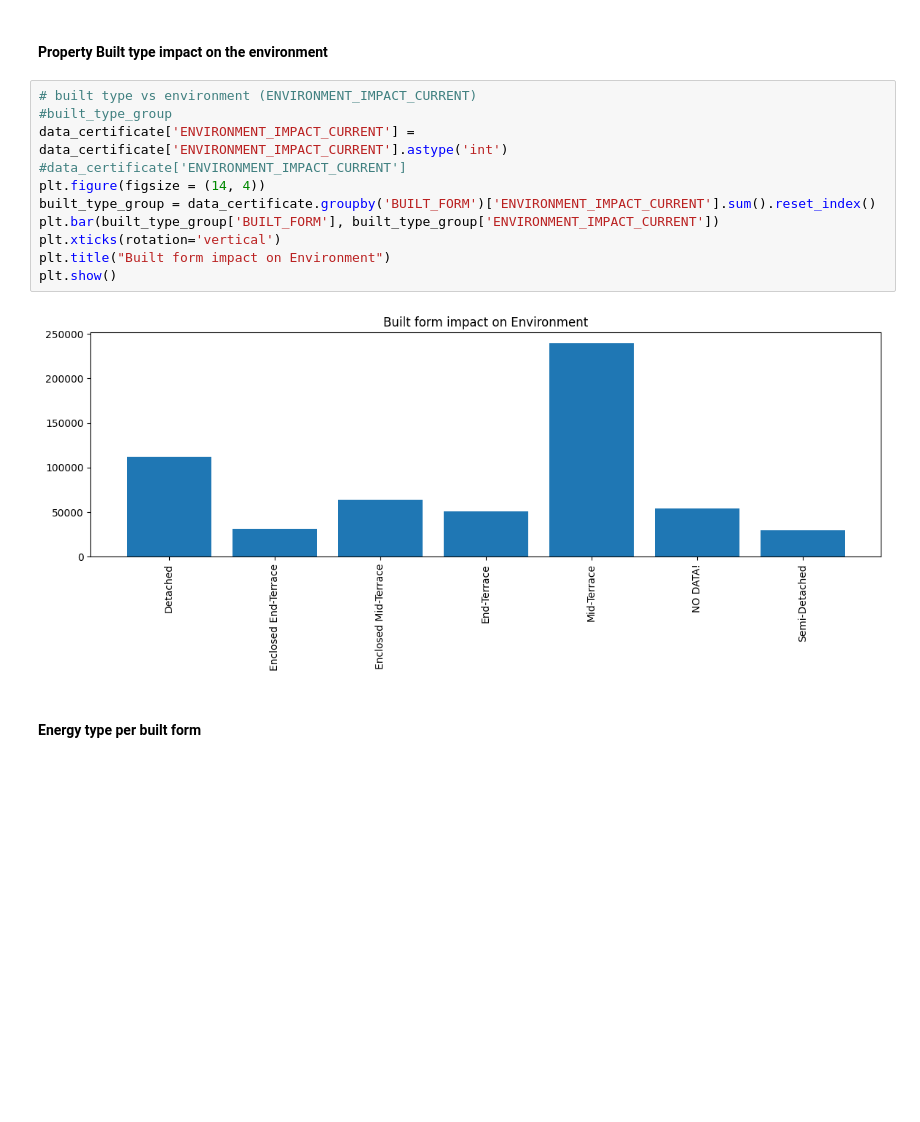
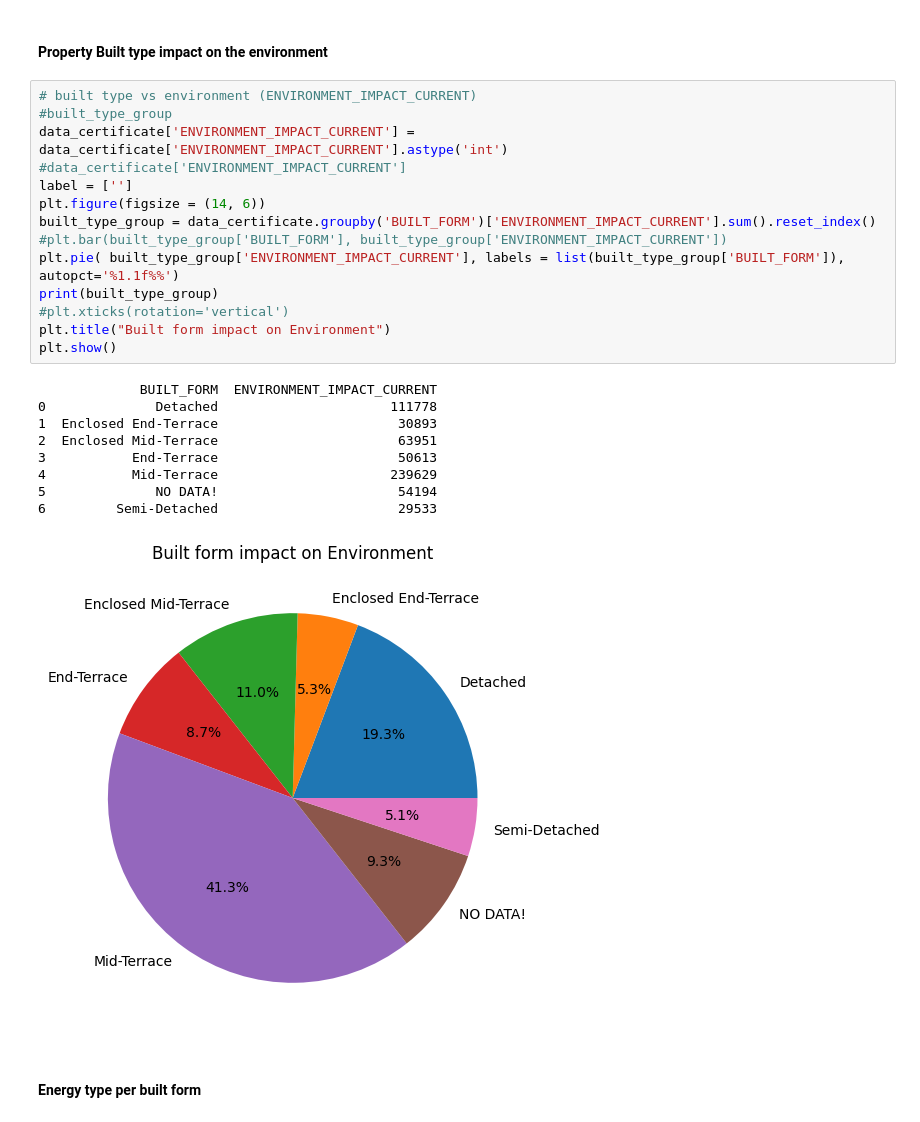
Before and after one commit to aniik8/ML-assessment, a Jupyter notebook: EDA-Assessment/EDA-Assessment.ipynb, the cells around one changed output. Saved outputs shown, nothing was run; the diff lists cells and outputs as text; blank space fills up the shorter version.

Commit message:
added the second data

```diff
--- a/EDA-Assessment/EDA-Assessment.ipynb
+++ b/EDA-Assessment/EDA-Assessment.ipynb
@@ -270,16 +270,27 @@ plt.show()
 # %%
 # built type vs environment (ENVIRONMENT_IMPACT_CURRENT)
 #built_type_group
 data_certificate['ENVIRONMENT_IMPACT_CURRENT'] = data_certificate['ENVIRONMENT_IMPACT_CURRENT'].astype('int')
 #data_certificate['ENVIRONMENT_IMPACT_CURRENT']
-plt.figure(figsize = (14, 4))
+label = ['']
+plt.figure(figsize = (14, 6))
 built_type_group = data_certificate.groupby('BUILT_FORM')['ENVIRONMENT_IMPACT_CURRENT'].sum().reset_index()
-plt.bar(built_type_group['BUILT_FORM'], built_type_group['ENVIRONMENT_IMPACT_CURRENT'])
-plt.xticks(rotation='vertical')
+#plt.bar(built_type_group['BUILT_FORM'], built_type_group['ENVIRONMENT_IMPACT_CURRENT'])
+plt.pie( built_type_group['ENVIRONMENT_IMPACT_CURRENT'], labels = list(built_type_group['BUILT_FORM']), autopct='%1.1f%%')
+print(built_type_group)
+#plt.xticks(rotation='vertical')
 plt.title("Built form impact on Environment")
 plt.show()
 # %% [output]
+             BUILT_FORM  ENVIRONMENT_IMPACT_CURRENT
+0              Detached                      111778
+1  Enclosed End-Terrace                       30893
+2  Enclosed Mid-Terrace                       63951
+3           End-Terrace                       50613
+4           Mid-Terrace                      239629
+5              NO DATA!                       54194
+6         Semi-Detached                       29533
-[figure, old version]
+[figure, new version]
 # %% [markdown]
 #### Energy type per built form
 # %%
```
